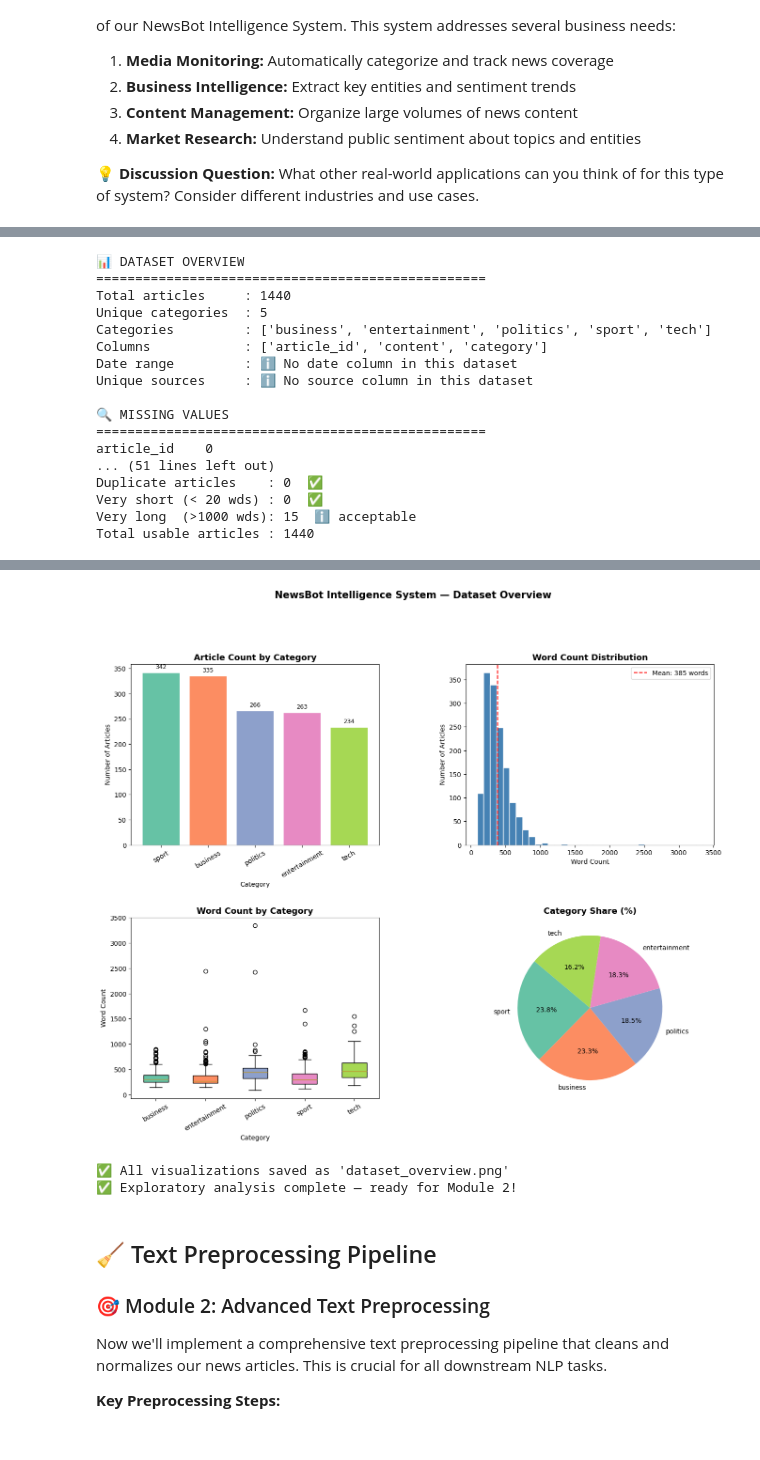
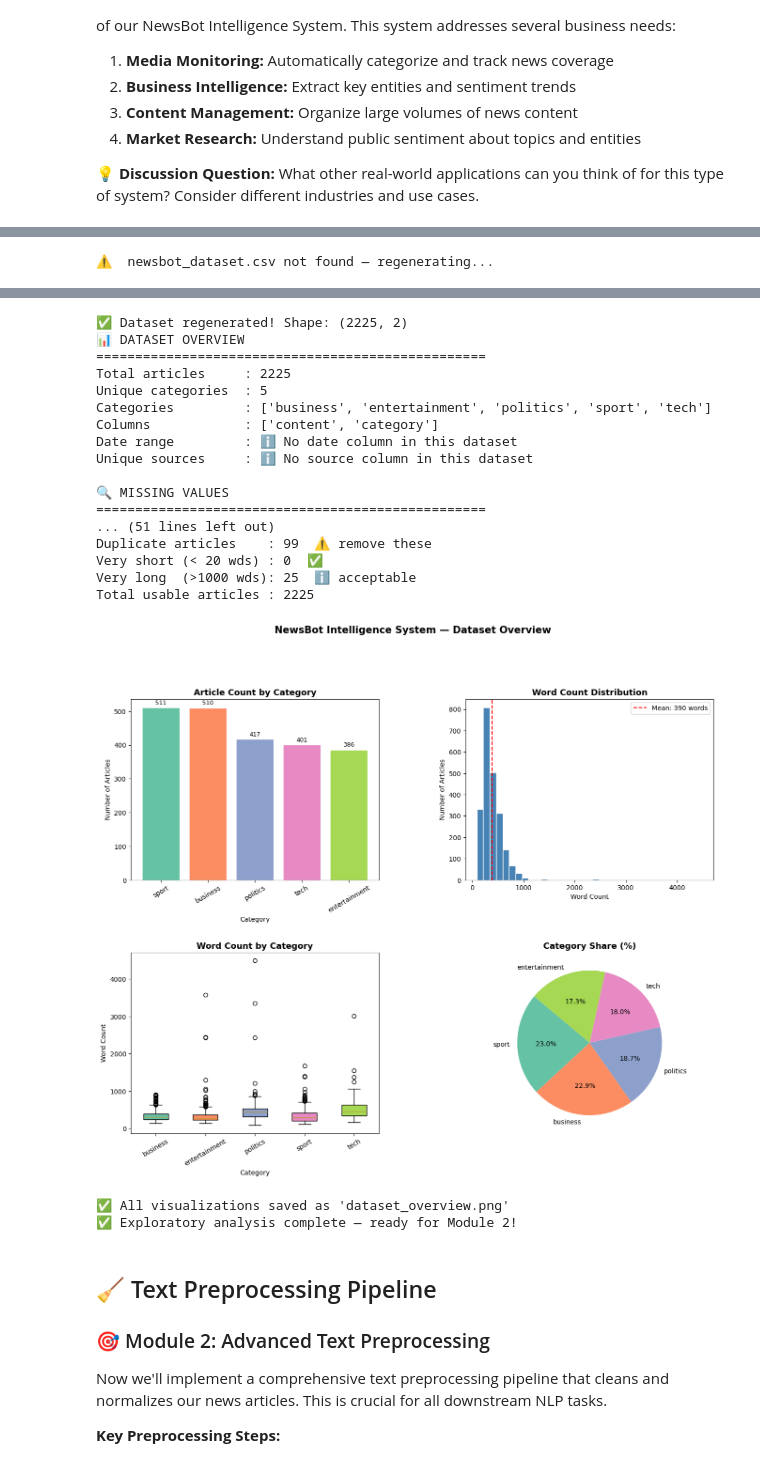
Before and after one commit to Huynguyen-175/ITAI2373-NewsBot-Midterm, a Jupyter notebook: ITAI2373_NewsBot_Midterm_HuyNguyen.ipynb, the cells around one changed output, grey strips where cells are left out. Drawn from its saved outputs; the diff is of its cells as text; code cells hidden in the pictures.

```diff
--- a/ITAI2373_NewsBot_Midterm_HuyNguyen.ipynb
+++ b/ITAI2373_NewsBot_Midterm_HuyNguyen.ipynb
@@ -218,14 +225,28 @@ Categories: ['business' 'tech' 'politics' 'sport' 'entertainment']
 # ============================================================
 # MODULE 1: DATASET EXPLORATION & BUSINESS CONTEXT
 # ============================================================
+import os
 import pandas as pd
 import numpy as np
 import matplotlib.pyplot as plt
 import matplotlib.gridspec as gridspec
 import seaborn as sns
 
-# ── Load dataset ───────────────────────────────────────────
-df = pd.read_csv('newsbot_dataset.csv')
+# ── Load or regenerate dataset ─────────────────────────────
+if not os.path.exists('newsbot_dataset.csv'):
+    print("⚠️  newsbot_dataset.csv not found — regenerating...")
+    from datasets import load_dataset
+    dataset = load_dataset("SetFit/bbc-news")
+    df_train = pd.DataFrame(dataset['train'])
+    df_test  = pd.DataFrame(dataset['test'])
+    df       = pd.concat([df_train, df_test], ignore_index=True)
+    df = df.rename(columns={'text': 'content', 'label_text': 'category'})
+    df = df[['content', 'category']].dropna().reset_index(drop=True)
+    df.to_csv('newsbot_dataset.csv', index=False)
+    print(f"✅ Dataset regenerated! Shape: {df.shape}")
+else:
+    df = pd.read_csv('newsbot_dataset.csv')
+    print(f"✅ Dataset loaded! Shape: {df.shape}")
 
 # ============================================================
 # SECTION 1: DATASET OVERVIEW
@@ -380,20 +401,4 @@ plt.show()
 print("\n✅ All visualizations saved as 'dataset_overview.png'")
 print("✅ Exploratory analysis complete — ready for Module 2!")
 # %% [output]
-📊 DATASET OVERVIEW
-==================================================
-Total articles     : 1440
-Unique categories  : 5
-Categories         : ['business', 'entertainment', 'politics', 'sport', 'tech']
-Columns            : ['article_id', 'content', 'category']
-Date range         : ℹ️ No date column in this dataset
-Unique sources     : ℹ️ No source column in this dataset
-
-🔍 MISSING VALUES
-==================================================
-article_id    0
-... (51 lines left out)
-Duplicate articles    : 0  ✅
-Very short (< 20 wds) : 0  ✅
-Very long  (>1000 wds): 15  ℹ️ acceptable
-Total usable articles : 1440
+⚠️  newsbot_dataset.csv not found — regenerating...
@@ -400,6 +407,23 @@ Total usable articles : 1440
+✅ Dataset regenerated! Shape: (2225, 2)
+📊 DATASET OVERVIEW
+==================================================
+Total articles     : 2225
+Unique categories  : 5
+Categories         : ['business', 'entertainment', 'politics', 'sport', 'tech']
+Columns            : ['content', 'category']
+Date range         : ℹ️ No date column in this dataset
+Unique sources     : ℹ️ No source column in this dataset
+
+🔍 MISSING VALUES
+==================================================
+... (51 lines left out)
+Duplicate articles    : 99  ⚠️ remove these
+Very short (< 20 wds) : 0  ✅
+Very long  (>1000 wds): 25  ℹ️ acceptable
+Total usable articles : 2225
-[figure, old version]
+[figure, new version]
-✅ All visualizations saved as 'dataset_overview.png'
-✅ Exploratory analysis complete — ready for Module 2!
+✅ All visualizations saved as 'dataset_overview.png'
+✅ Exploratory analysis complete — ready for Module 2!
 # %% [markdown]
 ## 🧹 Text Preprocessing Pipeline
 
```
Also changed, not shown: parts of 23 cells of this notebook.
